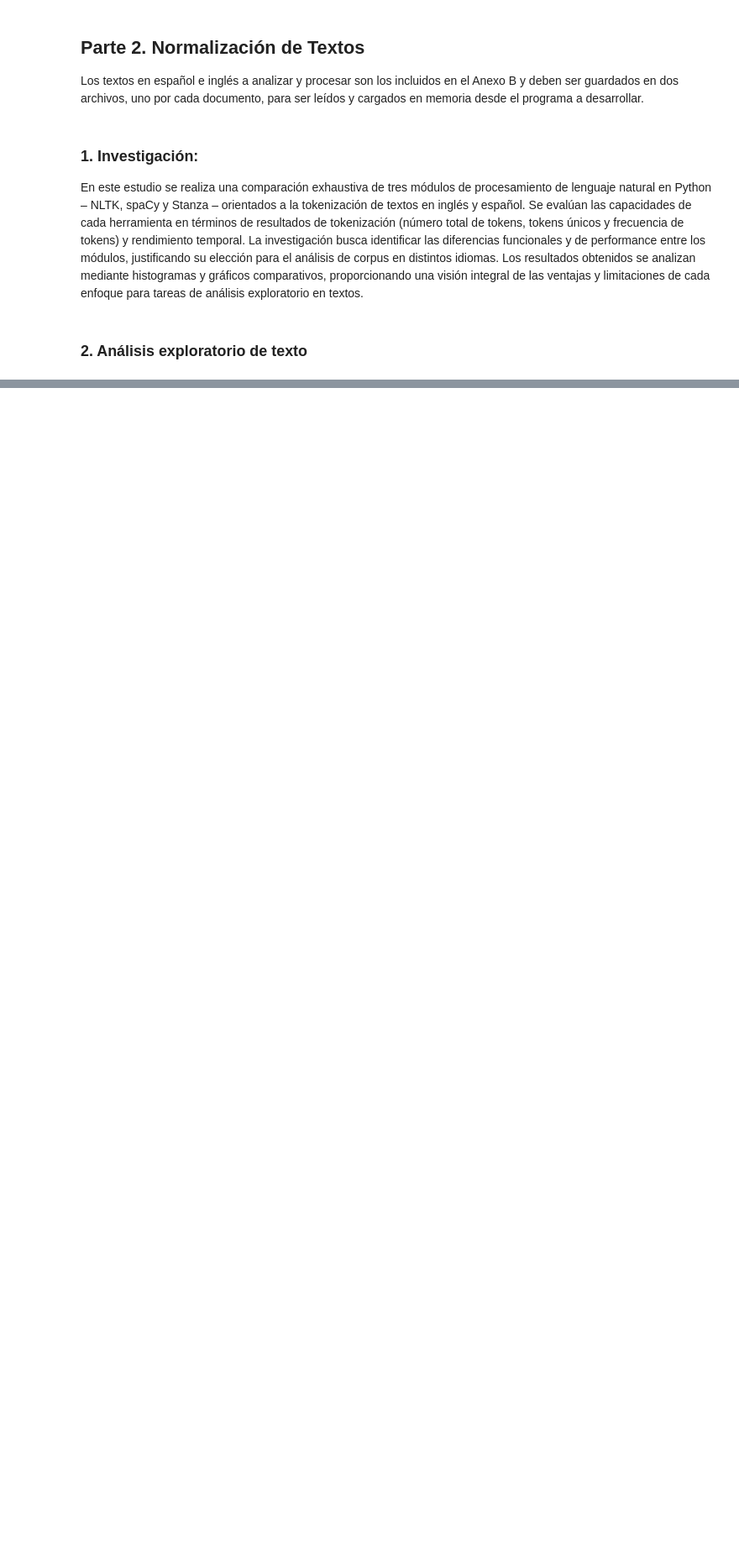
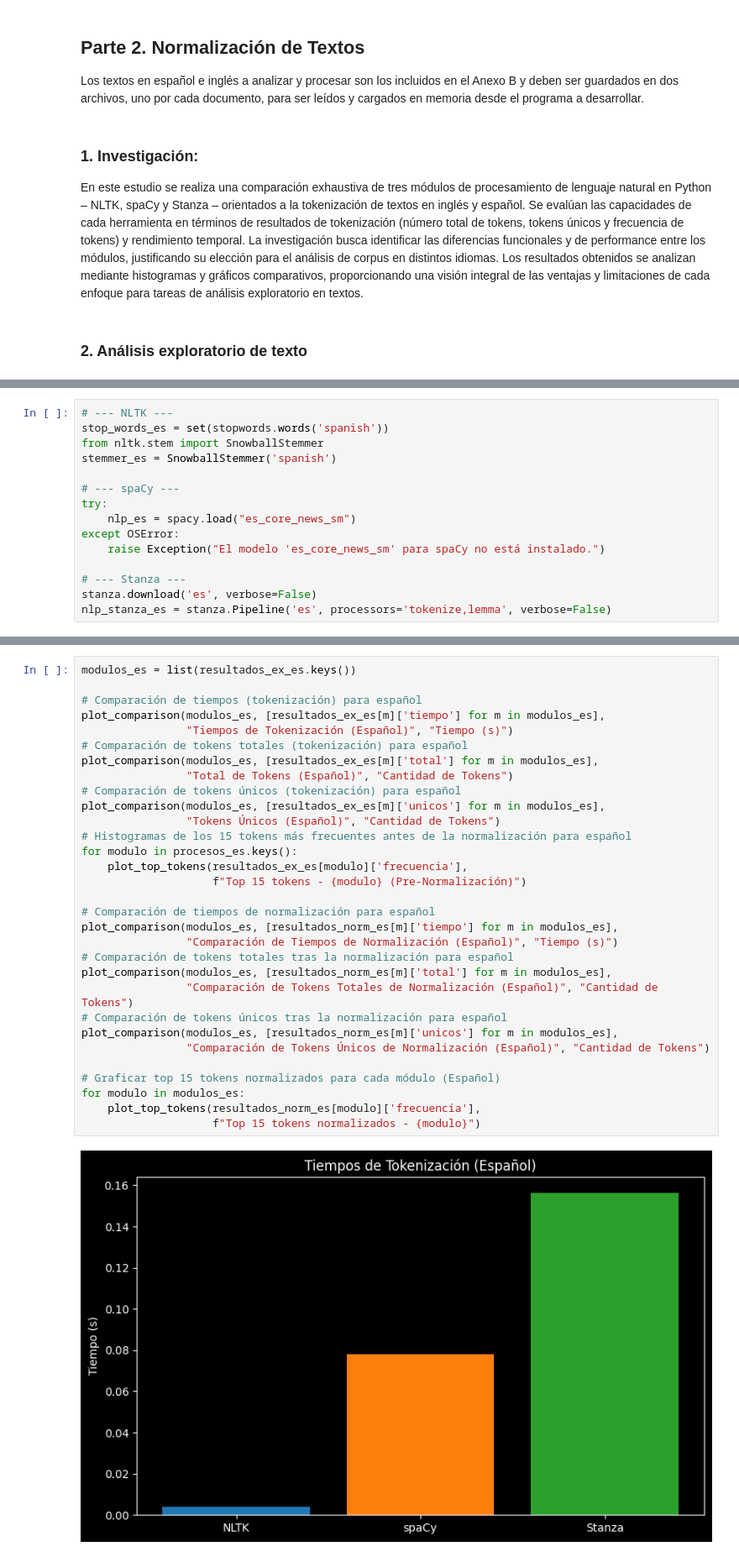
Before and after one commit to luisferdev11/escom_IIA, a Jupyter notebook: semestre5/nlp/practica1/parte2NormalicacionTxts.ipynb, the cells around one changed output, grey strips where cells are left out. Shown at 84% size. Saved outputs shown, nothing was run; the diff lists cells and outputs as text; blank space fills up the shorter version.

```diff
--- a/semestre5/nlp/practica1/parte2NormalicacionTxts.ipynb
+++ b/semestre5/nlp/practica1/parte2NormalicacionTxts.ipynb
@@ -186,2 +132,17 @@ Stanza:
+# %%
+# --- NLTK ---
+stop_words_es = set(stopwords.words('spanish'))
+from nltk.stem import SnowballStemmer
+stemmer_es = SnowballStemmer('spanish')
+
+# --- spaCy ---
+try:
+    nlp_es = spacy.load("es_core_news_sm")
+except OSError:
+    raise Exception("El modelo 'es_core_news_sm' para spaCy no está instalado.")
+
+# --- Stanza ---
+stanza.download('es', verbose=False)
+nlp_stanza_es = stanza.Pipeline('es', processors='tokenize,lemma', verbose=False)
 # %% [markdown]
 A continuación se presenta el contenido para la parte de normalización de textos en inglés utilizando tres módulos (NLTK, spaCy y Stanza). Se incluyen funciones para realizar un pipeline de normalización que ejecuta al menos 6 tareas:
@@ -813,0 +392,33 @@ Stanza:
+# %%
+modulos_es = list(resultados_ex_es.keys())
+
+# Comparación de tiempos (tokenización) para español
+plot_comparison(modulos_es, [resultados_ex_es[m]['tiempo'] for m in modulos_es],
+                "Tiempos de Tokenización (Español)", "Tiempo (s)")
+# Comparación de tokens totales (tokenización) para español
+plot_comparison(modulos_es, [resultados_ex_es[m]['total'] for m in modulos_es],
+                "Total de Tokens (Español)", "Cantidad de Tokens")
+# Comparación de tokens únicos (tokenización) para español
+plot_comparison(modulos_es, [resultados_ex_es[m]['unicos'] for m in modulos_es],
+                "Tokens Únicos (Español)", "Cantidad de Tokens")
+# Histogramas de los 15 tokens más frecuentes antes de la normalización para español
+for modulo in procesos_es.keys():
+    plot_top_tokens(resultados_ex_es[modulo]['frecuencia'],
+                    f"Top 15 tokens - {modulo} (Pre-Normalización)")
+
+# Comparación de tiempos de normalización para español
+plot_comparison(modulos_es, [resultados_norm_es[m]['tiempo'] for m in modulos_es],
+                "Comparación de Tiempos de Normalización (Español)", "Tiempo (s)")
+# Comparación de tokens totales tras la normalización para español
+plot_comparison(modulos_es, [resultados_norm_es[m]['total'] for m in modulos_es],
+                "Comparación de Tokens Totales de Normalización (Español)", "Cantidad de Tokens")
+# Comparación de tokens únicos tras la normalización para español
+plot_comparison(modulos_es, [resultados_norm_es[m]['unicos'] for m in modulos_es],
+                "Comparación de Tokens Únicos de Normalización (Español)", "Cantidad de Tokens")
+
+# Graficar top 15 tokens normalizados para cada módulo (Español)
+for modulo in modulos_es:
+    plot_top_tokens(resultados_norm_es[modulo]['frecuencia'],
+                    f"Top 15 tokens normalizados - {modulo}")
+# %% [output]
+[figure, added]
```
Also changed, not shown: parts of 28 cells of this notebook, 1 other file.
